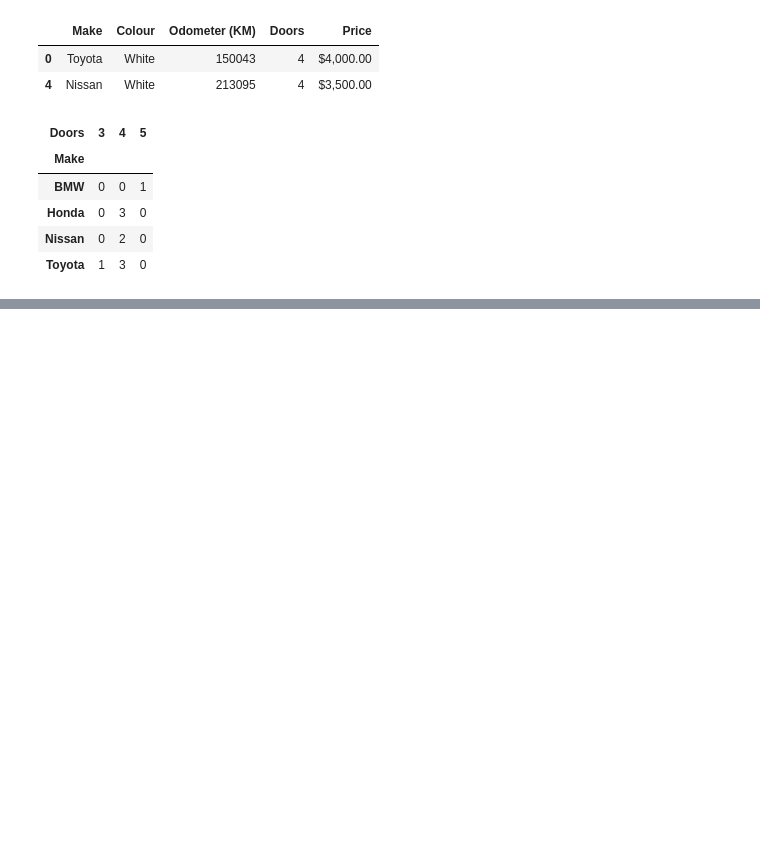
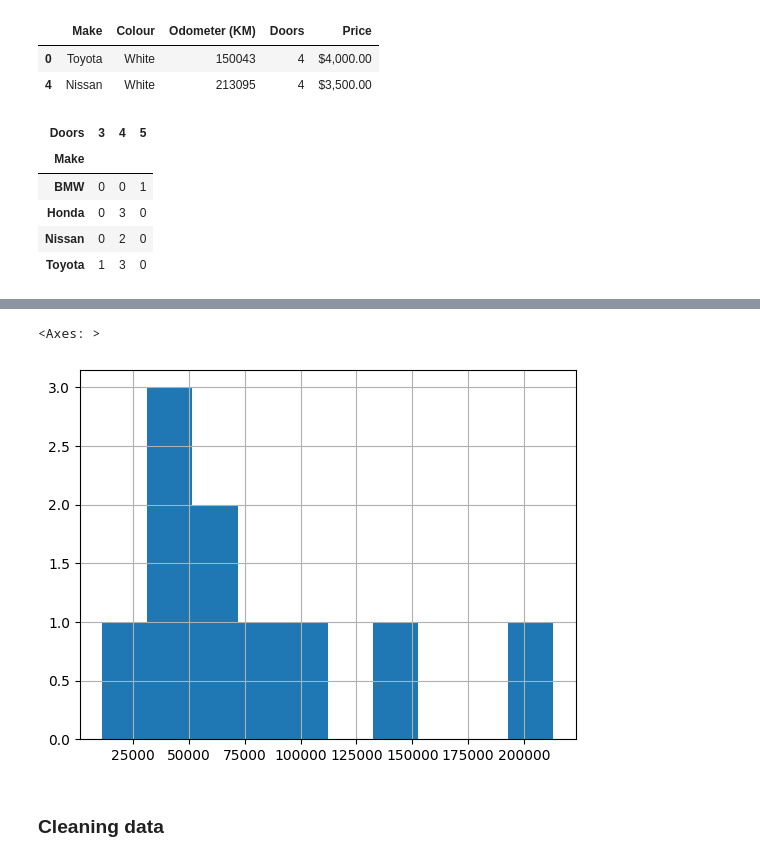
Before and after one commit to igquinteroch/data-analysis, a Jupyter notebook: pandas-exercises.ipynb, the cells around one changed output, grey strips where cells are left out. Cells and saved outputs as stored; diff of their text form; code cells hidden in the pictures; blank space fills up the shorter version.

```diff
--- a/pandas-exercises.ipynb
+++ b/pandas-exercises.ipynb
@@ -297,0 +230,8 @@ Notice the index numbers have been changed to have order (start from 0).
+# %%
+# Creating a histogram of the Odometer column using hist()
+car_sales["Odometer (KM)"].hist()
+# %% [output]
+<Axes: >
+[figure, added]
+# %% [markdown]
+### Cleaning data
```
Also changed, not shown: parts of 59 cells of this notebook.
